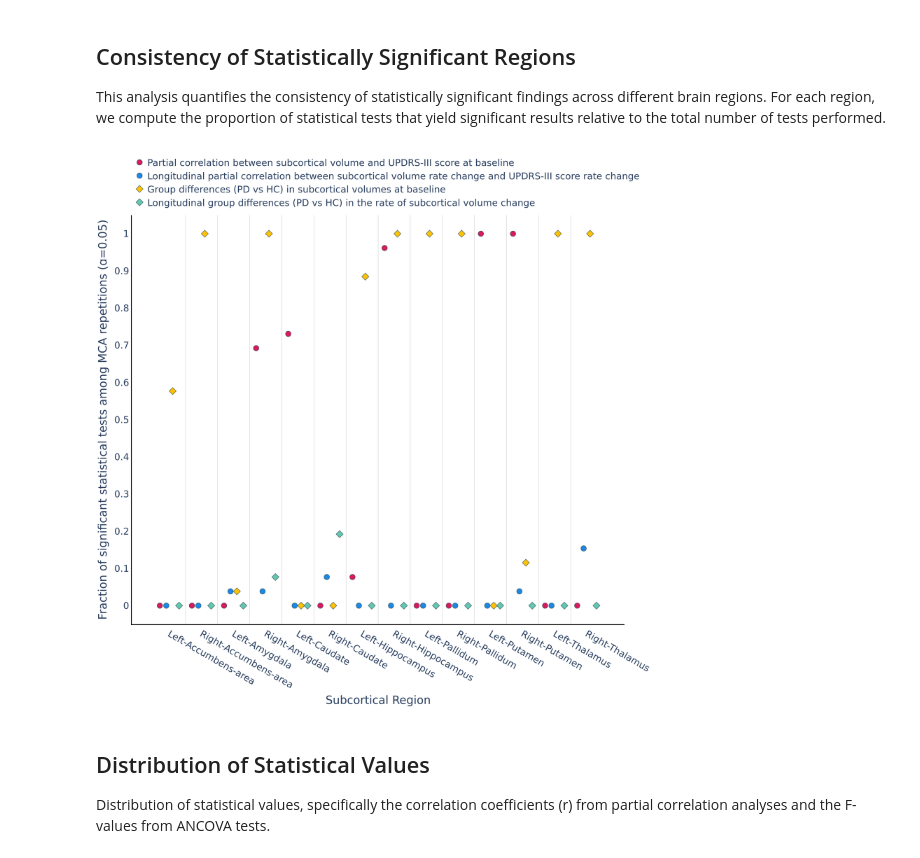
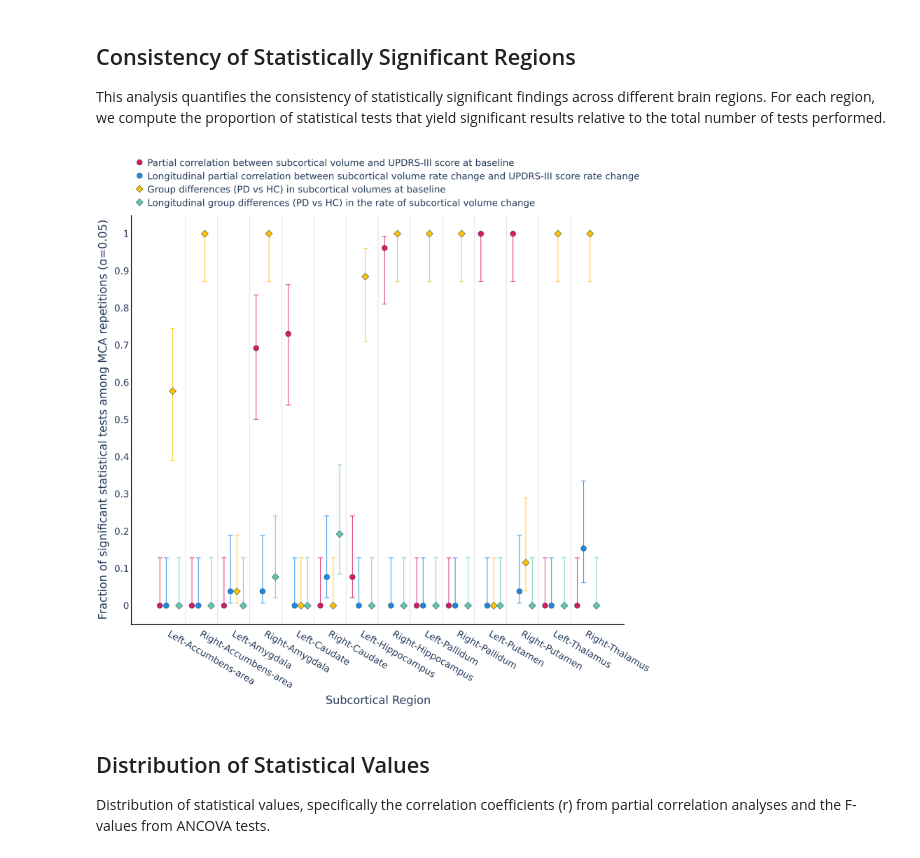
Before and after one commit to yohanchatelain/livingpark-numerical-variability, a Jupyter notebook: freesurfer-fuzzy/notebooks/longitudinal/plot/plot-subcortical_volume.ipynb, the cells around one changed output. Cells and saved outputs as stored; diff of their text form; code cells hidden in the pictures.

Commit message:
Update figures for first round reviews

```diff
--- a/freesurfer-fuzzy/notebooks/longitudinal/plot/plot-subcortical_volume.ipynb
+++ b/freesurfer-fuzzy/notebooks/longitudinal/plot/plot-subcortical_volume.ipynb
@@ -401,16 +400,18 @@ def add_ancova_longitudinal_trace(fig, data):
 
 This analysis quantifies the consistency of statistically significant findings across different brain regions. For each region, we compute the proportion of statistical tests that yield significant results relative to the total number of tests performed.
 # %%
-pcorr_baseline_subcortical_volume_avg = get_preprocessed_data("partial_correlation", "baseline")["data_avg"]
-pcorr_longitudinal_subcortical_volume_avg = get_preprocessed_data("partial_correlation", "longitudinal")[
-    "data_avg"
-]
+pcorr_baseline_subcortical_volume_avg = get_preprocessed_data(
+    "partial_correlation", "baseline"
+)["data_avg"]
+pcorr_longitudinal_subcortical_volume_avg = get_preprocessed_data(
+    "partial_correlation", "longitudinal"
+)["data_avg"]
 ancova_baseline_subcortical_volume_avg = get_preprocessed_data("ancova", "baseline")[
     "data_avg"
 ]
-ancova_longitudinal_subcortical_volume_avg = get_preprocessed_data("ancova", "longitudinal")[
-    "data_avg"
-]
+ancova_longitudinal_subcortical_volume_avg = get_preprocessed_data(
+    "ancova", "longitudinal"
+)["data_avg"]
 
 fig = go.Figure()
 
@@ -424,9 +425,34 @@ marker_line = dict(width=1, color="DarkSlateGrey")
 
 
 def get_jittered_positions(length, jitter_amount):
-    # Generate random jitter for x-axis positions
-    # jit = np.random.uniform(-jitter_amount, jitter_amount, length)
     return [x + jitter_amount for x in range(length)]
+
+
+def wilson_ci(p_arr, n_arr, alpha=0.05):
+    """Wilson score interval for binomial proportions."""
+    z = 1.96  # 95% CI
+    p_arr = np.asarray(p_arr, dtype=float)
+    n_arr = np.asarray(n_arr, dtype=float)
+    denom = 1 + z**2 / n_arr
+    center = (p_arr + z**2 / (2 * n_arr)) / denom
+    margin = z * np.sqrt(p_arr * (1 - p_arr) / n_arr + z**2 / (4 * n_arr**2)) / denom
+    return center - margin, center + margin
+
+
+def binomial_error_bars(avg_df, color):
+    p = avg_df["significant"].values
+    n = avg_df["n"].values
+    lo, hi = wilson_ci(p, n)
+    return dict(
+        type="data",
+        symmetric=False,
+        array=hi - p,
+        arrayminus=p - lo,
+        visible=True,
+        color=color,
+        thickness=1.5,
+        width=6,
+    )
 
 
 # Create the scatter plot with jitter
@@ -439,6 +465,7 @@ pcorr_base = go.Scatter(
     marker=dict(
         color=colormap[0], size=marker_size, symbol=symbol_pcorr, line=marker_line
     ),
+    error_y=binomial_error_bars(pcorr_baseline_subcortical_volume_avg, colormap[0]),
     name="Partial correlation between subcortical volume and UPDRS-III score at baseline",
     text=pcorr_baseline_subcortical_volume_avg[
         "region"
@@ -454,6 +481,7 @@ pcorr_long = go.Scatter(
     marker=dict(
         color=colormap[1], size=marker_size, symbol=symbol_pcorr, line=marker_line
     ),
+    error_y=binomial_error_bars(pcorr_longitudinal_subcortical_volume_avg, colormap[1]),
     name="Longitudinal partial correlation between subcortical volume rate change and UPDRS-III score rate change",
 )
 
@@ -466,6 +494,7 @@ ancova_base = go.Scatter(
     marker=dict(
         color=colormap[2], size=marker_size, symbol=symbol_ancova, line=marker_line
     ),
+    error_y=binomial_error_bars(ancova_baseline_subcortical_volume_avg, colormap[2]),
     name="Group differences (PD vs HC) in subcortical volumes at baseline",
 )
 
@@ -477,6 +506,9 @@ ancova_long = go.Scatter(
     mode="markers",
     marker=dict(
         color=colormap[3], size=marker_size, symbol=symbol_ancova, line=marker_line
+    ),
+    error_y=binomial_error_bars(
+        ancova_longitudinal_subcortical_volume_avg, colormap[3]
     ),
     name="Longitudinal group differences (PD vs HC) in the rate of subcortical volume change",
 )
@@ -515,7 +547,6 @@ background_color = "White"
 fig.update_layout(
     plot_bgcolor=background_color,
     paper_bgcolor=background_color,
-    # margin=dict(l=20, r=20, t=50, b=20),
 )
 
 grid_color = "LightGray"
@@ -525,34 +556,34 @@ fig.update_xaxes(
     gridcolor=grid_color,
     gridwidth=1,
     zeroline=False,
     showgrid=False,  # Turn off default grid
     showline=True,
     linewidth=2,
     linecolor="black",
 )
 fig.update_yaxes(
     gridcolor=grid_color,
     gridwidth=1,
     zeroline=False,
     showgrid=False,
     showline=True,
     linewidth=2,
     linecolor="black",
 )
 
 # Add custom vertical grid lines positioned between cortical regions
 for i in range(len(regions) - 1):
     fig.add_vline(x=i + 0.5, line=dict(color=grid_color, width=1), layer="below")
 
 # Increase font size
 fig.update_layout(font=dict(size=24))
 
 write_image(
     fig, "subcortical_volume_significance_correlation.pdf", width=1440, height=1440
 )
 show_figure(fig, width=1440, height=1440)
 # %% [output]
-[figure, old version]
+[figure, new version]
 # %% [markdown]
 ## Distribution of Statistical Values
 
```
Also changed, not shown: parts of 3 cells of this notebook, 22 other files.
